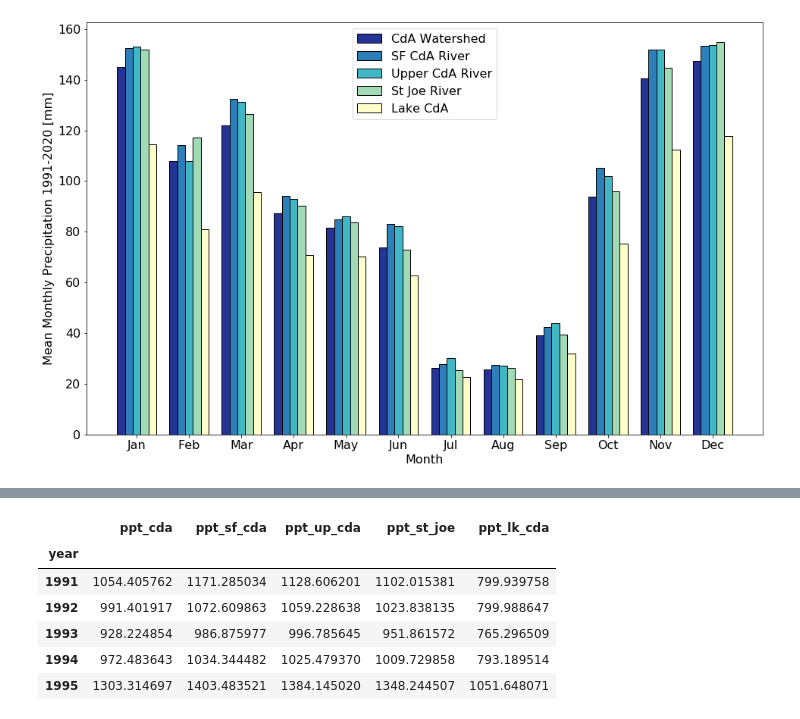
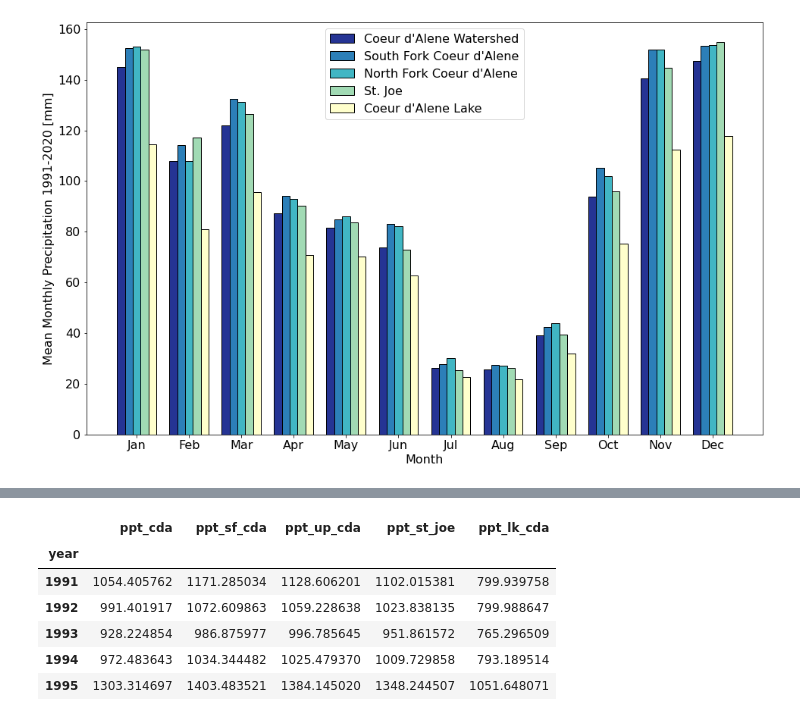
Before and after one commit to LejoFlores/CdA_WatershedAnalysis, a Jupyter notebook: AnalyzePRISMData.ipynb, the cells around one changed output, grey strips where cells are left out. Cells and saved outputs as stored; diff of their text form; code cells hidden in the pictures.

```diff
--- a/AnalyzePRISMData.ipynb
+++ b/AnalyzePRISMData.ipynb
@@ -54,24 +59,24 @@ seasonal_cycle_cda = ds_cda['ppt'].mean(dim=('x','y'),skipna=True).groupby('time
 # %%
 width = 0.15
 
 months = np.arange(12)+1
 
 plt.figure(figsize=(16,10))
 plt.rcParams.update({'font.size': 16})
-plt.bar(months-2*width, seasonal_cycle_cda, width, color='#253494', edgecolor='black', label='CdA Watershed')
-plt.bar(months-width, seasonal_cycle_sf_cda, width, color='#2c7fb8', edgecolor='black', label='SF CdA River')
-plt.bar(months, seasonal_cycle_up_cda, width, color='#41b6c4', edgecolor='black', label='Upper CdA River')
-plt.bar(months+width, seasonal_cycle_st_joe, width, color='#a1dab4', edgecolor='black', label='St Joe River')
-plt.bar(months+2*width, seasonal_cycle_lk_cda, width, color='#ffffcc', edgecolor='black', label='Lake CdA')
+plt.bar(months-2*width, seasonal_cycle_cda, width, color='#253494', edgecolor='black', label='Coeur d\'Alene Watershed')
+plt.bar(months-width, seasonal_cycle_sf_cda, width, color='#2c7fb8', edgecolor='black', label='South Fork Coeur d\'Alene')
+plt.bar(months, seasonal_cycle_up_cda, width, color='#41b6c4', edgecolor='black', label='North Fork Coeur d\'Alene')
+plt.bar(months+width, seasonal_cycle_st_joe, width, color='#a1dab4', edgecolor='black', label='St. Joe')
+plt.bar(months+2*width, seasonal_cycle_lk_cda, width, color='#ffffcc', edgecolor='black', label='Coeur d\'Alene Lake')
 plt.xticks(months,['Jan','Feb','Mar','Apr','May','Jun','Jul','Aug',
                   'Sep','Oct','Nov','Dec'])
 plt.xlabel('Month')
 plt.ylabel('Mean Monthly Precipitation 1991-2020 [mm]')
 plt.legend()
 plt.savefig('figs/seasonal_precipitation_cycle.png', dpi=300, bbox_inches='tight')
 plt.show()
 # %% [output]
-[figure, old version]
+[figure, new version]
 # %%
 seasonal_tmax_cycle_sf_cda = ds_sf_cda['tmax'].groupby('time.month')\
     .mean(dim='time',skipna=True).mean(dim=('x','y'),skipna=True)
```
Also changed, not shown: parts of 7 cells of this notebook, 16 other files.
